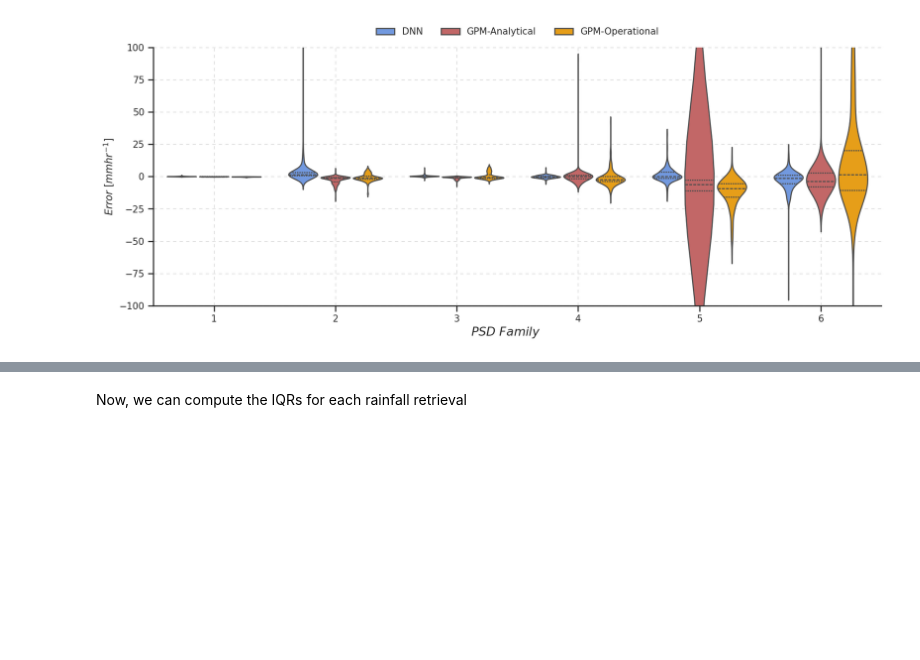
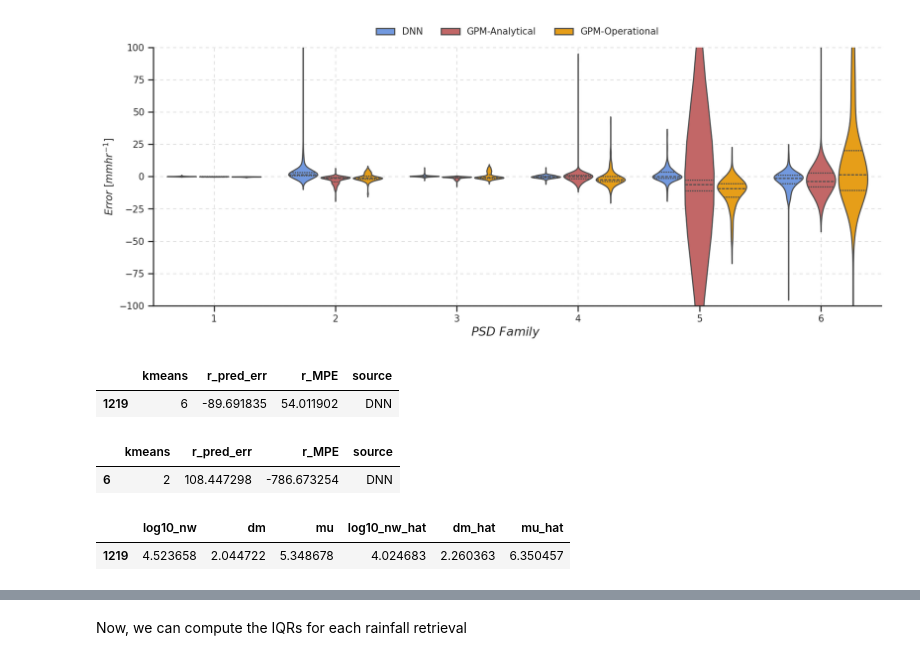
Before and after one commit to aladinor/Ladino_et_al_2025_DNN_PSD_retrieval, a Jupyter notebook: notebooks/3.Rain_retrieval.ipynb, the cells around one changed output, grey strips where cells are left out. Cells and saved outputs as stored; diff of their text form; code cells hidden in the pictures; blank space fills up the shorter version.

```diff
--- a/notebooks/3.Rain_retrieval.ipynb
+++ b/notebooks/3.Rain_retrieval.ipynb
@@ -378,3 +379,18 @@ sns.move_legend(ax, "lower center", bbox_to_anchor=(.5, 1.01), ncol=3, title=Non
 plt.savefig('../images/violin_rain_parm.svg',  bbox_inches='tight')
 # %% [output]
 [figure]
+# %%
+df_rain_err[(df_rain_err['source'] == "DNN") & (df_rain_err['r_pred_err']< -50)]
+# %% [output]
+|  | kmeans | r_pred_err | r_MPE | source |
+| 1219 | 6 | -89.691835 | 54.011902 | DNN |
+# %%
+df_rain_err[(df_rain_err['source'] == "DNN") & (df_rain_err['r_pred_err'] > 50)]
+# %% [output]
+|  | kmeans | r_pred_err | r_MPE | source |
+| 6 | 2 | 108.447298 | -786.673254 | DNN |
+# %%
+df_dnn.iloc[1219:1220, range(6)]
+# %% [output]
+|  | log10_nw | dm | mu | log10_nw_hat | dm_hat | mu_hat |
+| 1219 | 4.523658 | 2.044722 | 5.348678 | 4.024683 | 2.260363 | 6.350457 |
```
Also changed, not shown: parts of 21 cells of this notebook.
